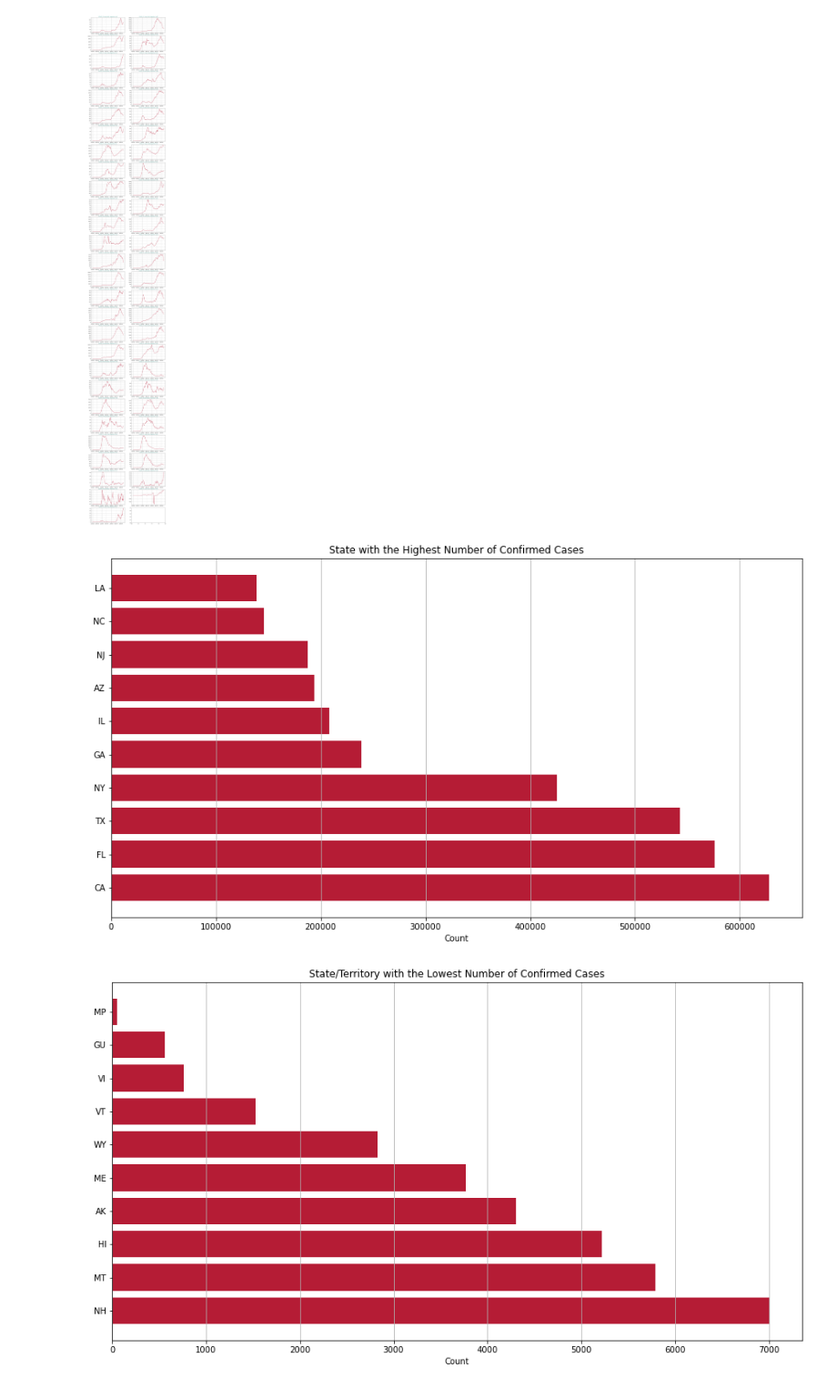
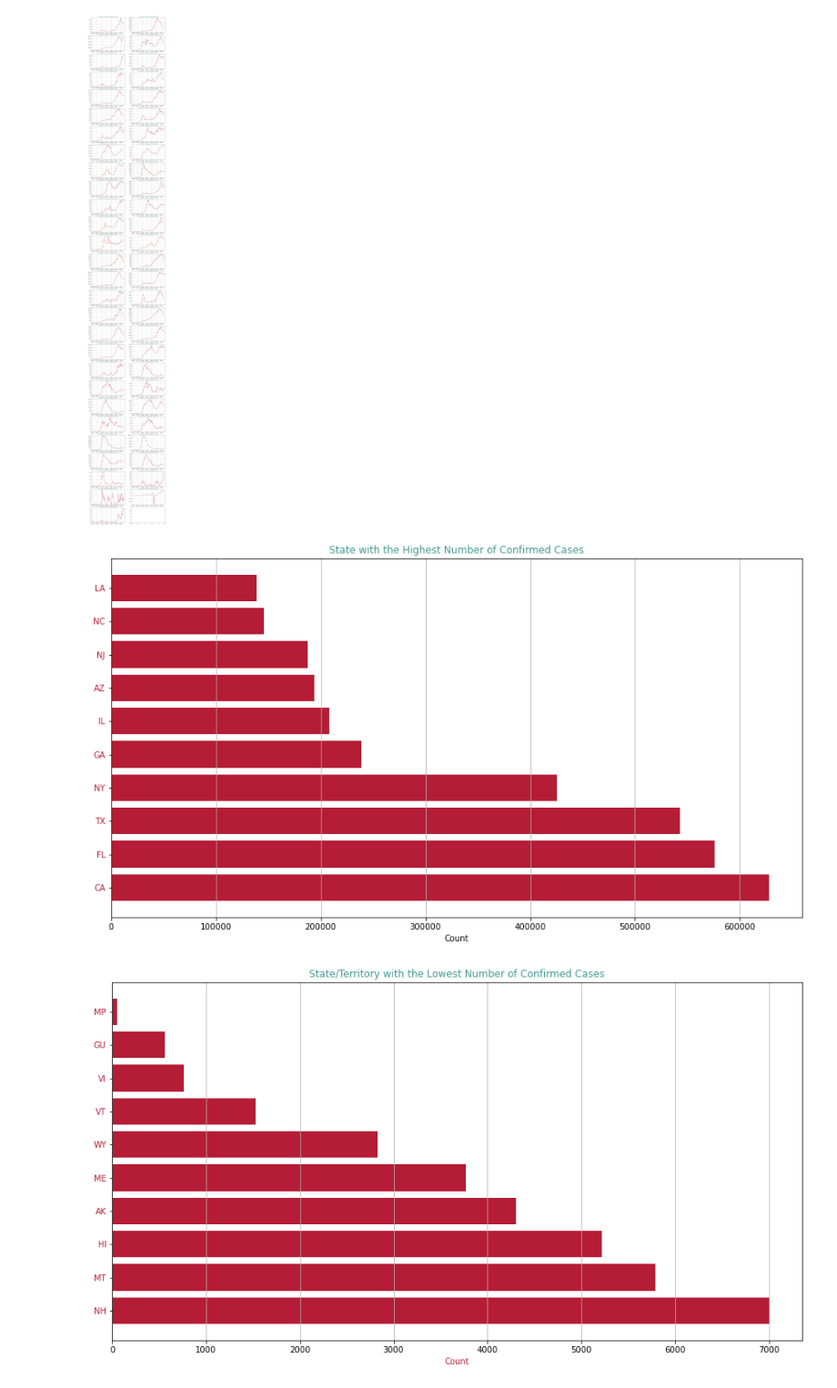
Before and after one commit to calldrj/COVID19.DataMining, a Jupyter notebook: COVID-19.Visualization.ipynb, the cells around one changed output. Shown at 91% size. Saved outputs shown, nothing was run; the diff lists cells and outputs as text; code cells hidden in the pictures.

```diff
--- a/COVID-19.Visualization.ipynb
+++ b/COVID-19.Visualization.ipynb
@@ -108,18 +109,20 @@ top_10 = state_counts[-10:][::-1]
 plt.barh(top_10.index, top_10.values, color=colors[0])
 plt.grid(axis='x')
 plt.xlabel('Count')
-plt.title('State with the Highest Number of Confirmed Cases')
+plt.yticks(color=colors[0])
+plt.title('State with the Highest Number of Confirmed Cases', color=colors[2])
 plt.gcf().set_size_inches(15,8)
 plt.show()
 # %% [output]
-[figure, old version]
+[figure, new version]
 # %%
 bot_10 = state_counts[:10][::-1]
 plt.barh(bot_10.index, bot_10.values, color=colors[0])
 plt.grid(axis='x')
-plt.xlabel('Count')
-plt.title('State/Territory with the Lowest Number of Confirmed Cases')
+plt.xlabel('Count', color=colors[0])
+plt.yticks(color=colors[0])
+plt.title('State/Territory with the Lowest Number of Confirmed Cases', color=colors[2])
 plt.gcf().set_size_inches(15,8)
 plt.show()
 # %% [output]
-[figure, old version]
+[figure, new version]
```
Also changed, not shown: parts of 6 cells of this notebook.
